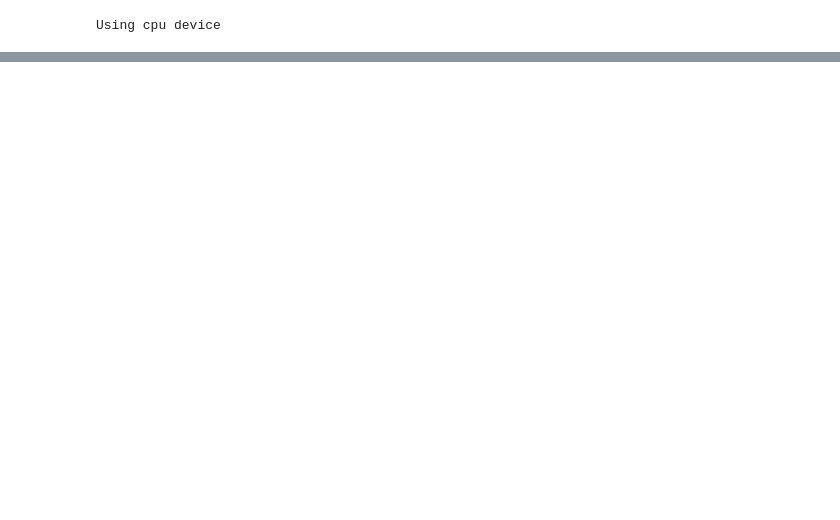
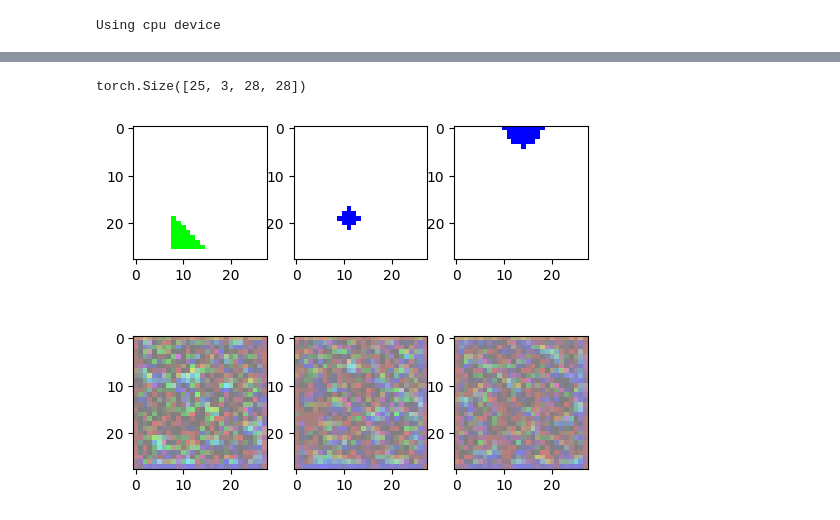
Before and after one commit to SergeiDBykov/ai-side-projects, a Jupyter notebook: VAE_synthetic_data/2d_VAE.ipynb, the cells around one changed output, grey strips where cells are left out. Saved outputs shown, nothing was run; the diff lists cells and outputs as text; code cells hidden in the pictures; blank space fills up the shorter version.

```diff
--- a/VAE_synthetic_data/2d_VAE.ipynb
+++ b/VAE_synthetic_data/2d_VAE.ipynb
@@ -173,10 +226,15 @@ class Decoder(nn.Module):
 # %%
-class Autoencoder(nn.Module):
-    def __init__(self, latent_dims):
-        super(Autoencoder, self).__init__()
-        self.encoder = Encoder(latent_dims)
-        self.decoder = Decoder(latent_dims)
+
+class ConvAutoencoder(nn.Module):
+    def __init__(self, input_channels, encoder_channels, latent_dim = 100):
+        super(ConvAutoencoder, self).__init__()
+        self.encoder = Encoder(input_channels, encoder_channels, latent_dim = latent_dim)
+        encoder_channels = [3, 4, 8, 16]
+        latent_dim = latent_dim
+        output_conv_shape = torch.Size([16, 25, 25])
+        self.decoder = Decoder(encoder_channels, latent_dim, output_conv_shape)
 
     def forward(self, x):
-        z = self.encoder(x)
-        return self.decoder(z)
+        x = self.encoder(x)
+        x = self.decoder(x)
+        return x
@@ -222,0 +241,36 @@ KeyboardInterrupt:
+# %%
+
+# Define model parameters
+input_channels = 3  # RGB channels
+encoder_channels = [4, 8, 16, 32]    #shpuld be like 8,16,32 ...
+latent_dim = 250
+
+# Initialize the model
+model = ConvAutoencoder(input_channels, encoder_channels, latent_dim)
+
+# Define loss function and optimizer
+criterion = nn.MSELoss()
+
+
+
+# test for random input batch
+#random_batch = torch.rand((128, 3, 28, 28))
+#output = model(random_batch)
+
+random_batch = next(iter(dataloader))
+random_batch = random_batch[0].to(device)
+output = model(random_batch)
+
+print(output.shape)
+assert output.shape == random_batch.shape
+
+
+plt.figure(figsize=(10, 5))
+for i in range(3):
+    plt.subplot(2, 5, i+1)
+    plt.imshow(random_batch[i].permute(1, 2, 0).cpu().detach().numpy())
+    plt.subplot(2, 5, i+6)
+    plt.imshow(output[i].permute(1, 2, 0).cpu().detach().numpy())
+# %% [output]
+torch.Size([25, 3, 28, 28])
+[figure, added]
```
Also changed, not shown: parts of 14 cells of this notebook.
